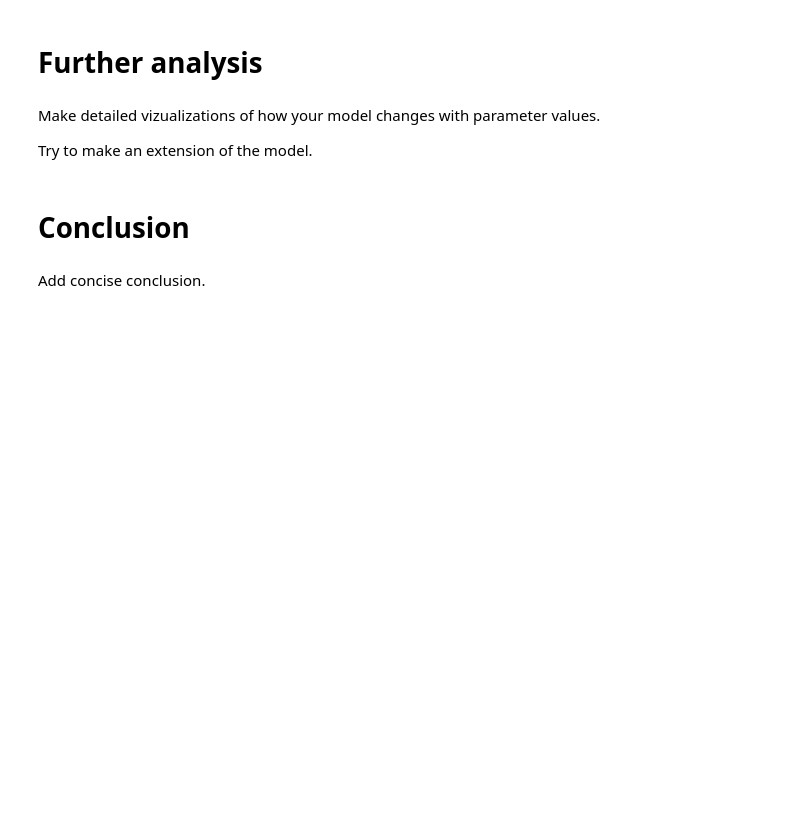
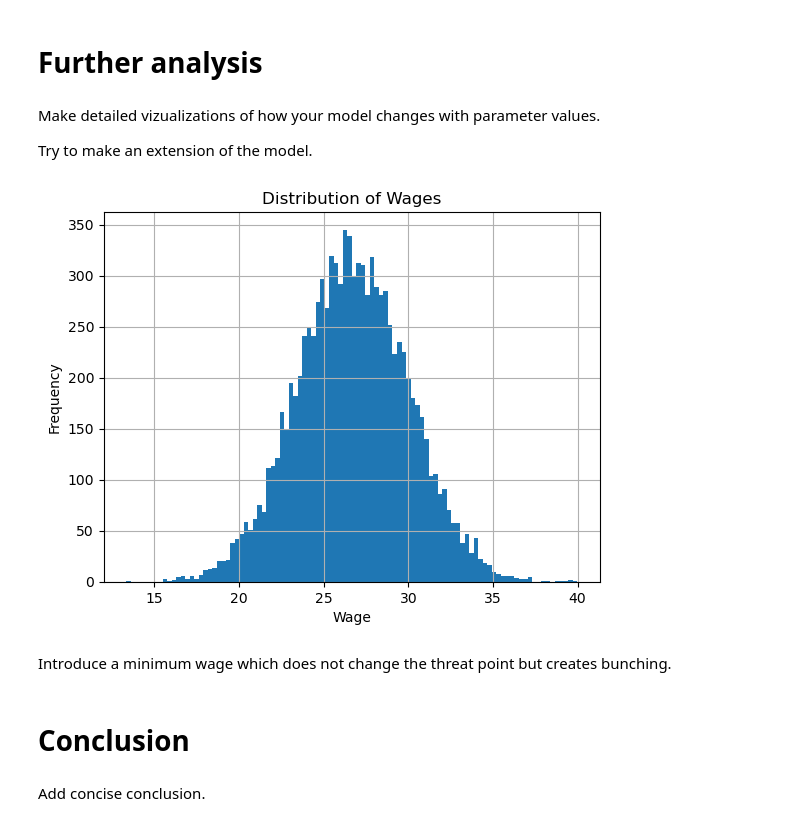
Before and after one commit to NumEconCopenhagen/projects-2024-clara-og-theis, a Jupyter notebook: modelproject/modelproject.ipynb, the cells around one changed output. Cells and saved outputs as stored; diff of their text form; code cells hidden in the pictures; blank space fills up the shorter version.

```diff
--- a/modelproject/modelproject.ipynb
+++ b/modelproject/modelproject.ipynb
@@ -85,6 +88,12 @@ numericalsolution
 Make detailed vizualizations of how your model changes with parameter values.
 
 Try to make an extension of the model.
+# %%
+simulatewdistribution = model.simulatewdistribution()
+# %% [output]
+[figure, added]
+# %% [markdown]
+Introduce a minimum wage which does not change the threat point but creates bunching.
 # %% [markdown]
 # Conclusion
 # %% [markdown]
```
Also changed, not shown: parts of 9 cells of this notebook, 3 other files.
